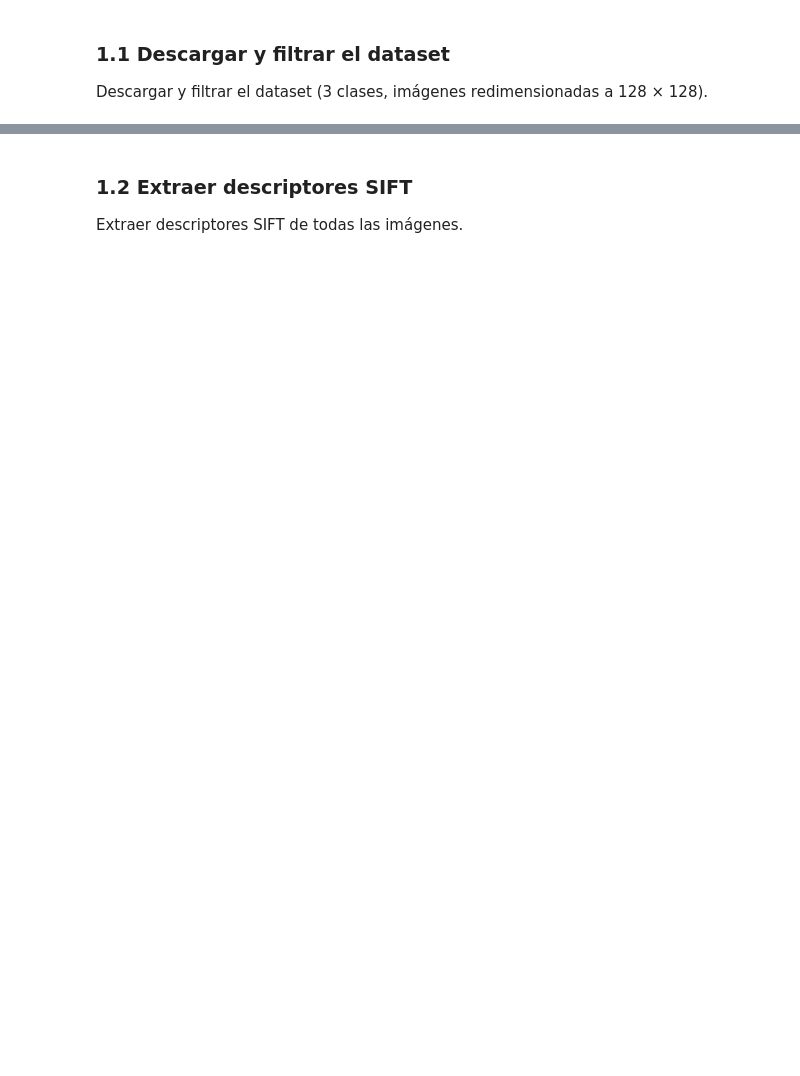
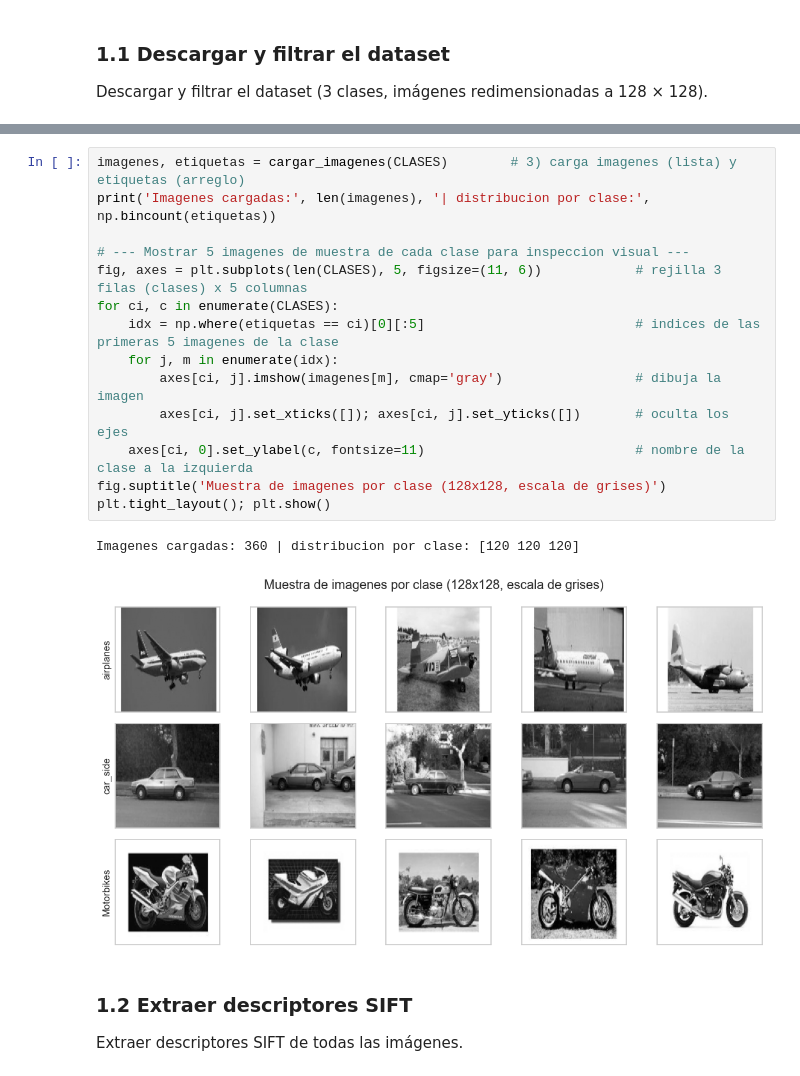
Before and after one commit to nodracPM/Pattern-Recognition, a Jupyter notebook: Lab/P5/Practica_5_Agrupamiento_y_Clasificacion.ipynb, the cells around one changed output, grey strips where cells are left out. Drawn from its saved outputs; the diff is of its cells as text; blank space fills up the shorter version.

```diff
--- a/Lab/P5/Practica_5_Agrupamiento_y_Clasificacion.ipynb
+++ b/Lab/P5/Practica_5_Agrupamiento_y_Clasificacion.ipynb
@@ -31,3 +131,20 @@ Descargar y filtrar el dataset (3 clases, imágenes redimensionadas a 128 × 128
+# %%
+imagenes, etiquetas = cargar_imagenes(CLASES)        # 3) carga imagenes (lista) y etiquetas (arreglo)
+print('Imagenes cargadas:', len(imagenes), '| distribucion por clase:', np.bincount(etiquetas))
+
+# --- Mostrar 5 imagenes de muestra de cada clase para inspeccion visual ---
+fig, axes = plt.subplots(len(CLASES), 5, figsize=(11, 6))            # rejilla 3 filas (clases) x 5 columnas
+for ci, c in enumerate(CLASES):
+    idx = np.where(etiquetas == ci)[0][:5]                           # indices de las primeras 5 imagenes de la clase
+    for j, m in enumerate(idx):
+        axes[ci, j].imshow(imagenes[m], cmap='gray')                 # dibuja la imagen
+        axes[ci, j].set_xticks([]); axes[ci, j].set_yticks([])       # oculta los ejes
+    axes[ci, 0].set_ylabel(c, fontsize=11)                           # nombre de la clase a la izquierda
+fig.suptitle('Muestra de imagenes por clase (128x128, escala de grises)')
+plt.tight_layout(); plt.show()
+# %% [output]
+Imagenes cargadas: 360 | distribucion por clase: [120 120 120]
+[figure, added]
 # %% [markdown]
 ### 1.2 Extraer descriptores SIFT
 
```
Also changed, not shown: parts of 20 cells of this notebook, 11 other files.
